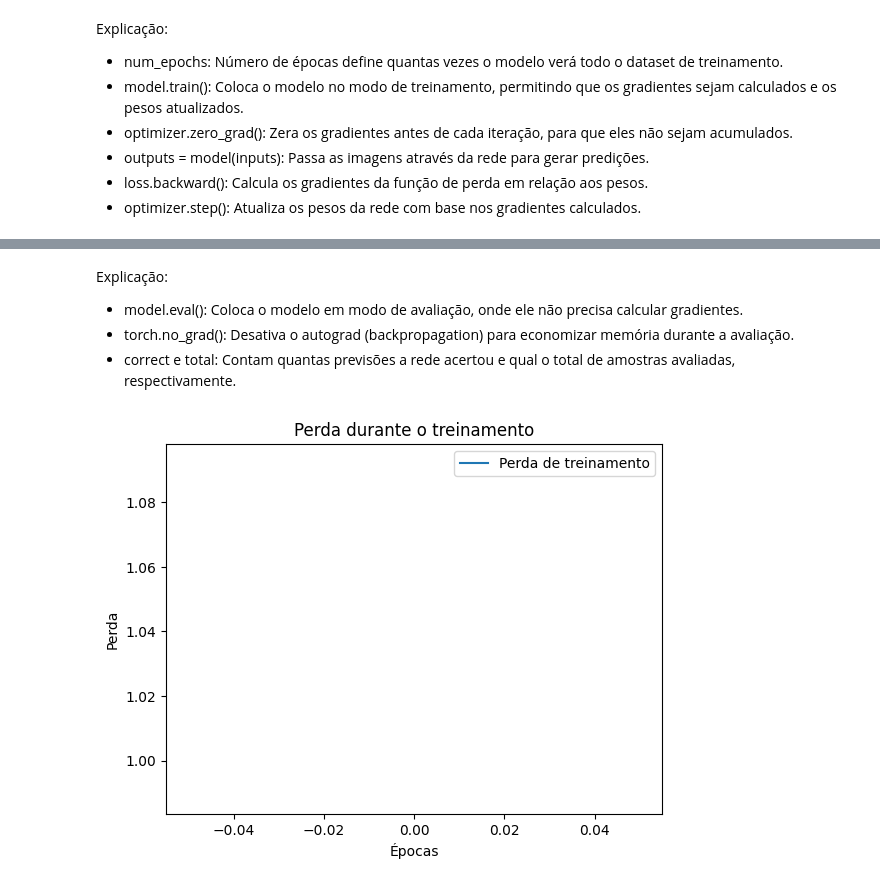
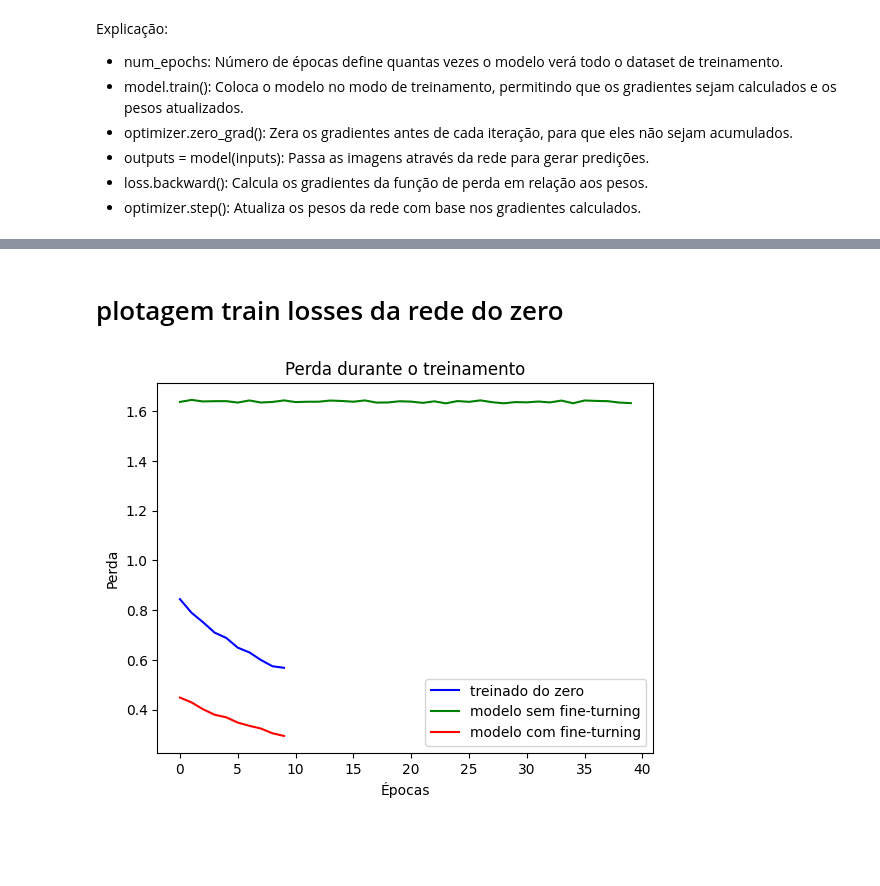
Before and after one commit to andre12burger/CNN_ImageClassification, a Jupyter notebook: Andre_CNN_ImageClassification.ipynb, the cells around one changed output, grey strips where cells are left out. Cells and saved outputs as stored; diff of their text form; code cells hidden in the pictures; blank space fills up the shorter version.

Commit message:
Modelos treinados

```diff
--- a/Andre_CNN_ImageClassification.ipynb
+++ b/Andre_CNN_ImageClassification.ipynb
@@ -122,21 +125,24 @@ Explicação:
 # %%
-epochs = 1 # número de épocas (quantas vezes o modelo verá o conjunto de treino)
+def treino_modelo(modelo, otimizador, epocas):
+  epochs = epocas # número de épocas (quantas vezes o modelo verá o conjunto de treino)
 
-train_losses = []
-for epoch in range(epochs):
-  model.train() # coloca o modelo em modo de treinamento
-  running_loss = 0.0
+  train_losses = []
+  for epoch in range(epochs):
+    modelo.train() # coloca o modelo em modo de treinamento
+    running_loss = 0.0
 
-  for inputs, labels in tqdm(trainloader):
+    for inputs, labels in tqdm(trainloader):
 
-    optimizer.zero_grad() # zera os gradientes acumulados
-    outputs = model(inputs) # foward pass: obtem as predições
-    loss = criterion(outputs, labels) # calcula a perda
-    loss.backward() # backward pass: calcula os gradientes
-    optimizer.step() # atualiza os pesos
+      otimizador.zero_grad() # zera os gradientes acumulados
+      outputs = modelo(inputs) # foward pass: obtem as predições
+      loss = criterion(outputs, labels) # calcula a perda
+      loss.backward() # backward pass: calcula os gradientes
+      otimizador.step() # atualiza os pesos
 
-    running_loss += loss.item() # acumula a perda
+      running_loss += loss.item() # acumula a perda
 
-  epoch_loss = running_loss / len(trainloader)
-  train_losses.append(epoch_loss)
-  print(f'Epoch [{epoch + 1} / {epochs}], Loss: {epoch_loss:.4f}')
+    epoch_loss = running_loss / len(trainloader)
+    train_losses.append(epoch_loss)
+    print(f'Epoch [{epoch + 1} / {epochs}], Loss: {epoch_loss:.4f}')
+
+  return train_losses
@@ -152,0 +159,2 @@ Explicação:
+# %%
+train_losses_zero = treino_modelo(model_zero, optimizer_zero, 10)
@@ -152,0 +174,2 @@ Explicação:
+# %%
+train_losses_no_ft = treino_modelo(model_no_ft, optimizer_no_ft, 40)
@@ -152,0 +192,2 @@ Explicação:
+# %%
+train_losses_on_ft = treino_modelo(model_on_ft, optimizer_on_ft, 10)
@@ -229,14 +289,13 @@ plt.show()
-# %% [markdown]
-Explicação:
-* model.eval(): Coloca o modelo em modo de avaliação, onde ele não precisa calcular gradientes.
-* torch.no_grad(): Desativa o autograd (backpropagation) para economizar memória durante a avaliação.
-* correct e total: Contam quantas previsões a rede acertou e qual o total de amostras avaliadas, respectivamente.
+# %% [markdown]
+# plotagem train losses da rede do zero
 # %%
-plt.plot(train_losses, label='Perda de treinamento')
+plt.plot(train_losses_zero, color='blue', label='treinado do zero')
+plt.plot(train_losses_no_ft, color='green', label='modelo sem fine-turning')
+plt.plot(train_losses_on_ft, color='red', label='modelo com fine-turning')
 plt.title('Perda durante o treinamento')
 plt.xlabel('Épocas')
 plt.ylabel('Perda')
 plt.legend()
 plt.show()
 # %% [output]
-[figure, old version]
+[figure, new version]
```
Also changed, not shown: parts of 24 cells of this notebook.
